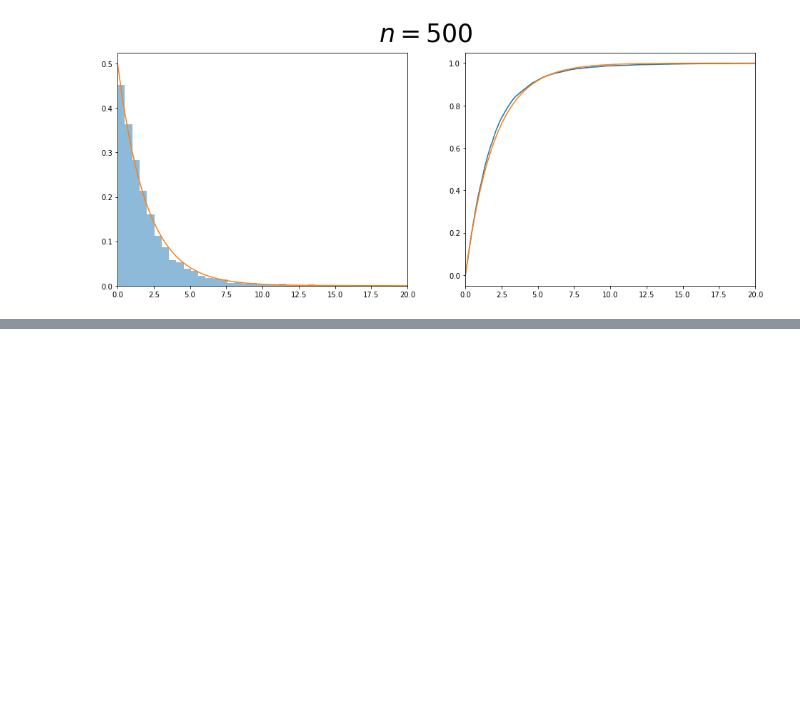
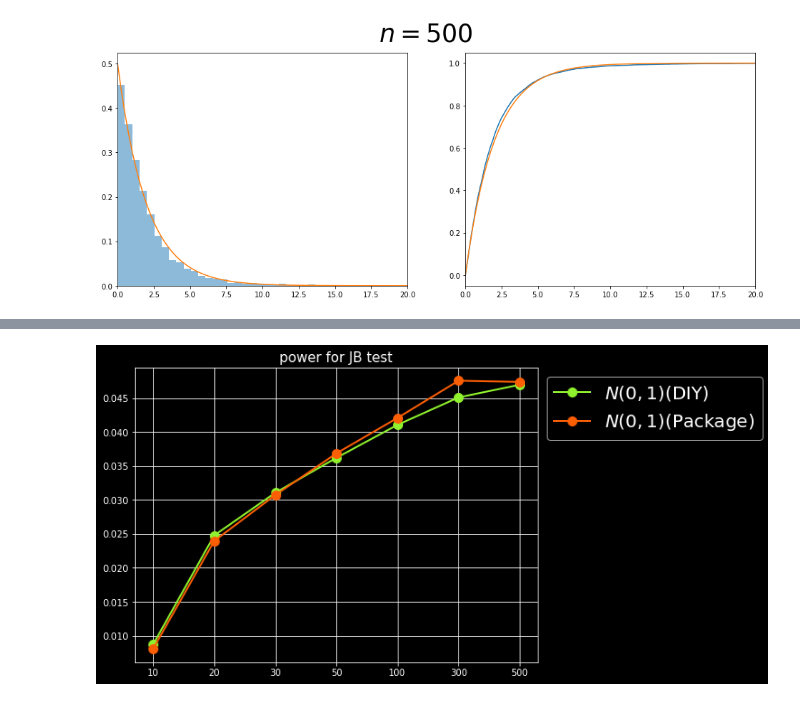
Before and after one commit to wavelolz/littlething, a Jupyter notebook: hw4.ipynb, the cells around one changed output, grey strips where cells are left out. Saved outputs shown, nothing was run; the diff lists cells and outputs as text; code cells hidden in the pictures; blank space fills up the shorter version.

```diff
--- a/hw4.ipynb
+++ b/hw4.ipynb
@@ -216,0 +233,27 @@ function_select_and_plot(6, "$\chi^2(8)$")
+# %%
+result_package = []
+n = [10, 20, 30, 50, 100, 300, 500]
+
+times = 50000
+for i in n:
+    pvalue = []
+    test = norm.rvs(size = i * times).reshape(times, i)
+    for j in range(times):
+        pval = jarque_bera(test[j]).pvalue
+        pvalue.append(pval)
+    power = sum((np.array(pvalue) < 0.05) * 1) / times
+    result_package.append(power)
+# %%
+fig, ax = plt.subplots(figsize = [8, 6])
+function_select_and_plot(0, color = "#90f22e", label = "$N(0, 1)$(DIY)")
+
+x = np.arange(1, 8, 1)
+ax.plot(x, result_package, marker = "o", color = "#fc5e03", label = "$N(0, 1)$(Package)", lw = 2, markersize = 10)
+ax.set_xticks(x)
+ax.set_xticklabels([str(i) for i in n])
+ax.set_title("power for JB test", size = 15)
+ax.grid(True)
+ax.legend(fontsize = 20, bbox_to_anchor = [1, 1])
+plt.show()
+# %% [output]
+[figure, added]
```
Also changed, not shown: parts of 23 cells of this notebook.
